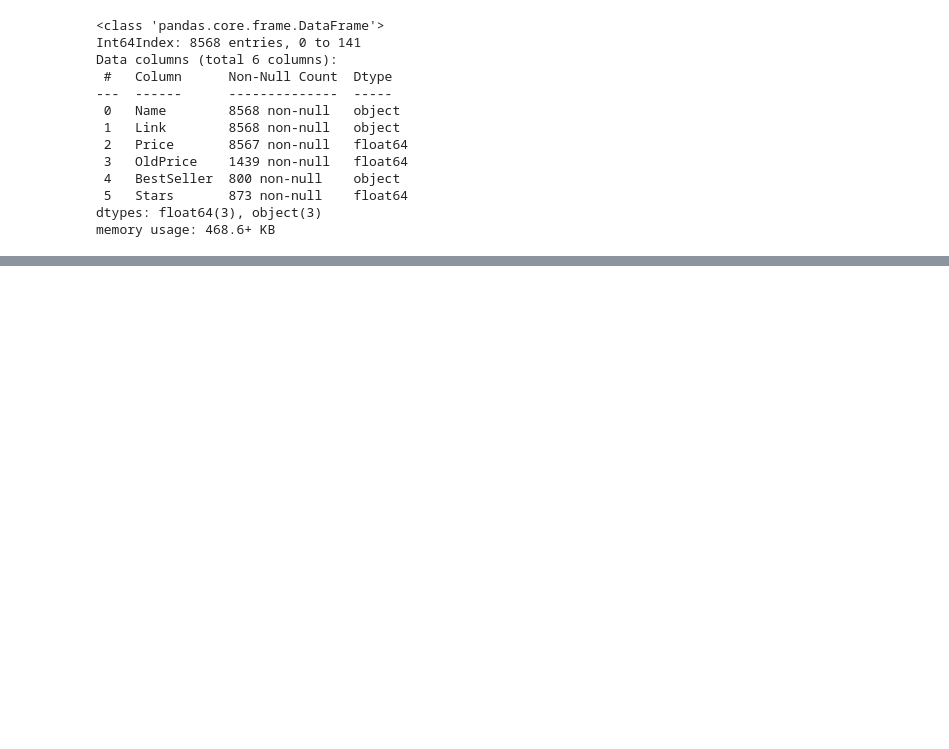
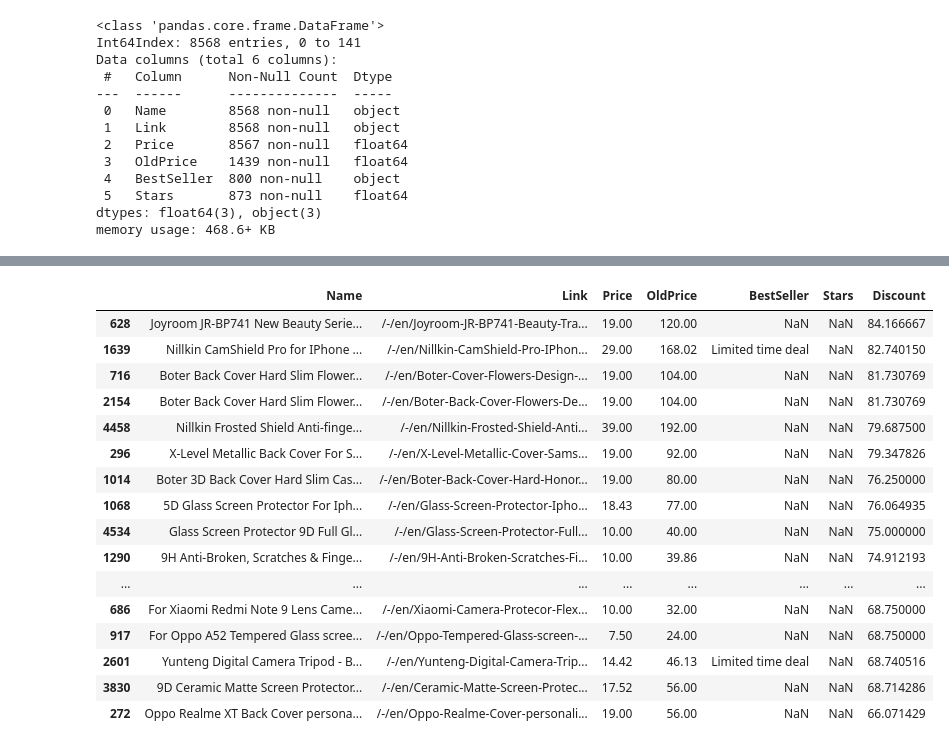
Before and after one commit to Mahmodev/Prices-analysis, a Jupyter notebook: Untitled.ipynb, the cells around one changed output, grey strips where cells are left out. Cells and saved outputs as stored; diff of their text form; code cells hidden in the pictures; blank space fills up the shorter version.

```diff
--- a/Untitled.ipynb
+++ b/Untitled.ipynb
@@ -103,0 +253,21 @@ sorted_df.head(200)
+# %%
+sorted_ndf = ndf.sort_values(['Discount','Price'], ascending = False)
+sorted_ndf.head(20)
+# %% [output]
+|  | Name | Link | Price | OldPrice | BestSeller | Stars | Discount |
+| 628 | Joyroom JR-BP741 New Beauty Serie... | /-/en/Joyroom-JR-BP741-Beauty-Tra... | 19.00 | 120.00 | NaN | NaN | 84.166667 |
+| 1639 | Nillkin CamShield Pro for IPhone ... | /-/en/Nillkin-CamShield-Pro-IPhon... | 29.00 | 168.02 | Limited time deal | NaN | 82.740150 |
+| 716 | Boter Back Cover Hard Slim Flower... | /-/en/Boter-Cover-Flowers-Design-... | 19.00 | 104.00 | NaN | NaN | 81.730769 |
+| 2154 | Boter Back Cover Hard Slim Flower... | /-/en/Boter-Back-Cover-Flowers-De... | 19.00 | 104.00 | NaN | NaN | 81.730769 |
+| 4458 | Nillkin Frosted Shield Anti-finge... | /-/en/Nillkin-Frosted-Shield-Anti... | 39.00 | 192.00 | NaN | NaN | 79.687500 |
+| 296 | X-Level Metallic Back Cover For S... | /-/en/X-Level-Metallic-Cover-Sams... | 19.00 | 92.00 | NaN | NaN | 79.347826 |
+| 1014 | Boter 3D Back Cover Hard Slim Cas... | /-/en/Boter-Back-Cover-Hard-Honor... | 19.00 | 80.00 | NaN | NaN | 76.250000 |
+| 1068 | 5D Glass Screen Protector For Iph... | /-/en/Glass-Screen-Protector-Ipho... | 18.43 | 77.00 | NaN | NaN | 76.064935 |
+| 4534 | Glass Screen Protector 9D Full Gl... | /-/en/Glass-Screen-Protector-Full... | 10.00 | 40.00 | NaN | NaN | 75.000000 |
+| 1290 | 9H Anti-Broken, Scratches & Finge... | /-/en/9H-Anti-Broken-Scratches-Fi... | 10.00 | 39.86 | NaN | NaN | 74.912193 |
+| ... | ... | ... | ... | ... | ... | ... | ... |
+| 686 | For Xiaomi Redmi Note 9 Lens Came... | /-/en/Xiaomi-Camera-Protecor-Flex... | 10.00 | 32.00 | NaN | NaN | 68.750000 |
+| 917 | For Oppo A52 Tempered Glass scree... | /-/en/Oppo-Tempered-Glass-screen-... | 7.50 | 24.00 | NaN | NaN | 68.750000 |
+| 2601 | Yunteng Digital Camera Tripod - B... | /-/en/Yunteng-Digital-Camera-Trip... | 14.42 | 46.13 | Limited time deal | NaN | 68.740516 |
+| 3830 | 9D Ceramic Matte Screen Protector... | /-/en/Ceramic-Matte-Screen-Protec... | 17.52 | 56.00 | NaN | NaN | 68.714286 |
+| 272 | Oppo Realme XT Back Cover persona... | /-/en/Oppo-Realme-Cover-personali... | 19.00 | 56.00 | NaN | NaN | 66.071429 |
```
Also changed, not shown: parts of 11 cells of this notebook.
